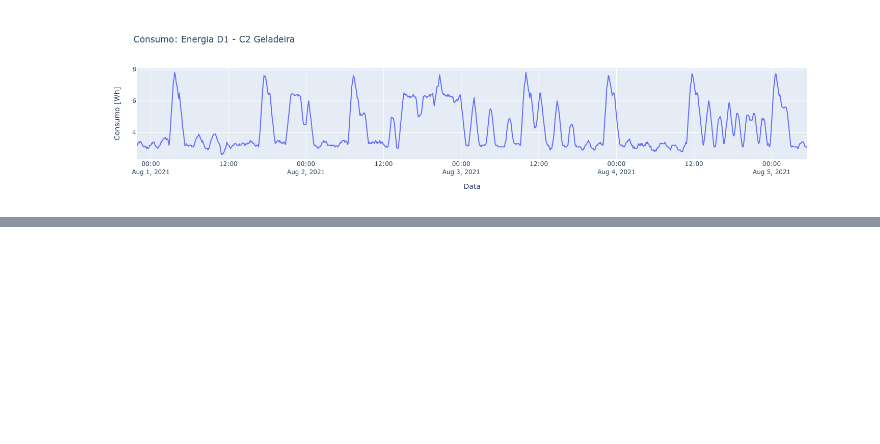
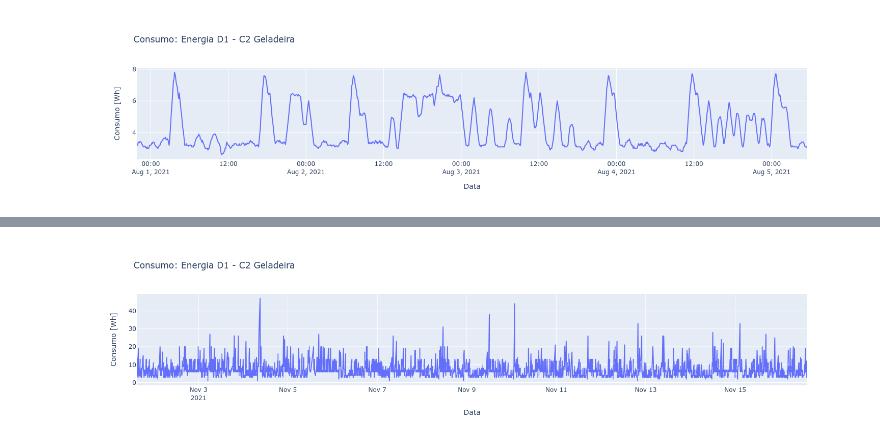
Before and after one commit to gitoso-College-Projects-ITA-2021/HID-65-CATALAN, a Jupyter notebook: notebooks/PoC.ipynb, the cells around one changed output, grey strips where cells are left out. Cells and saved outputs as stored; diff of their text form; code cells hidden in the pictures; blank space fills up the shorter version.

```diff
--- a/notebooks/PoC.ipynb
+++ b/notebooks/PoC.ipynb
@@ -99,0 +180,21 @@ fig.show()
+# %%
+measures = []
+measures_time = []
+measures_accumulated = []
+
+for params in params_array:
+    # Send request
+    r = requests.get(url, headers=headers, params=params)
+    data = r.json()
+    raw_measures = data['data'][0]['measures']
+    for raw_measure in raw_measures:
+        measures.append(raw_measure['measure'])
+        measures_time.append(datetime.fromtimestamp(raw_measure['measure_unixtime']))
+        measures_accumulated.append(raw_measure['measure_accumulated'])
+# %%
+fig = px.line(x=measures_time, y=measures, title=f'Consumo: {data["device_name"]}')
+fig.update_xaxes(title="Data")
+fig.update_yaxes(title="Consumo [Wh]")
+fig.show()
+# %% [output]
+[figure, added]
```
Also changed, not shown: parts of 6 cells of this notebook, 2 other files.
